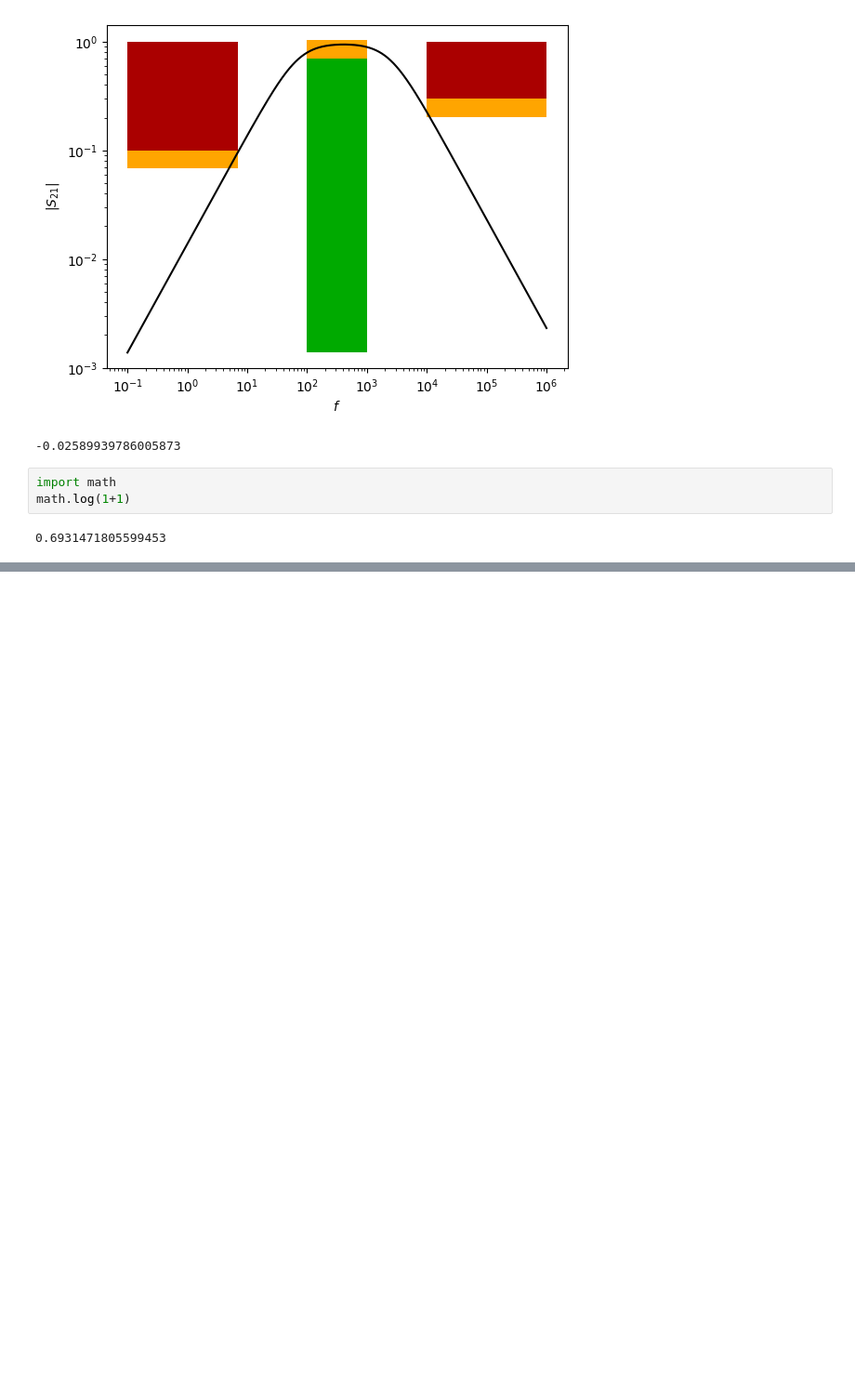
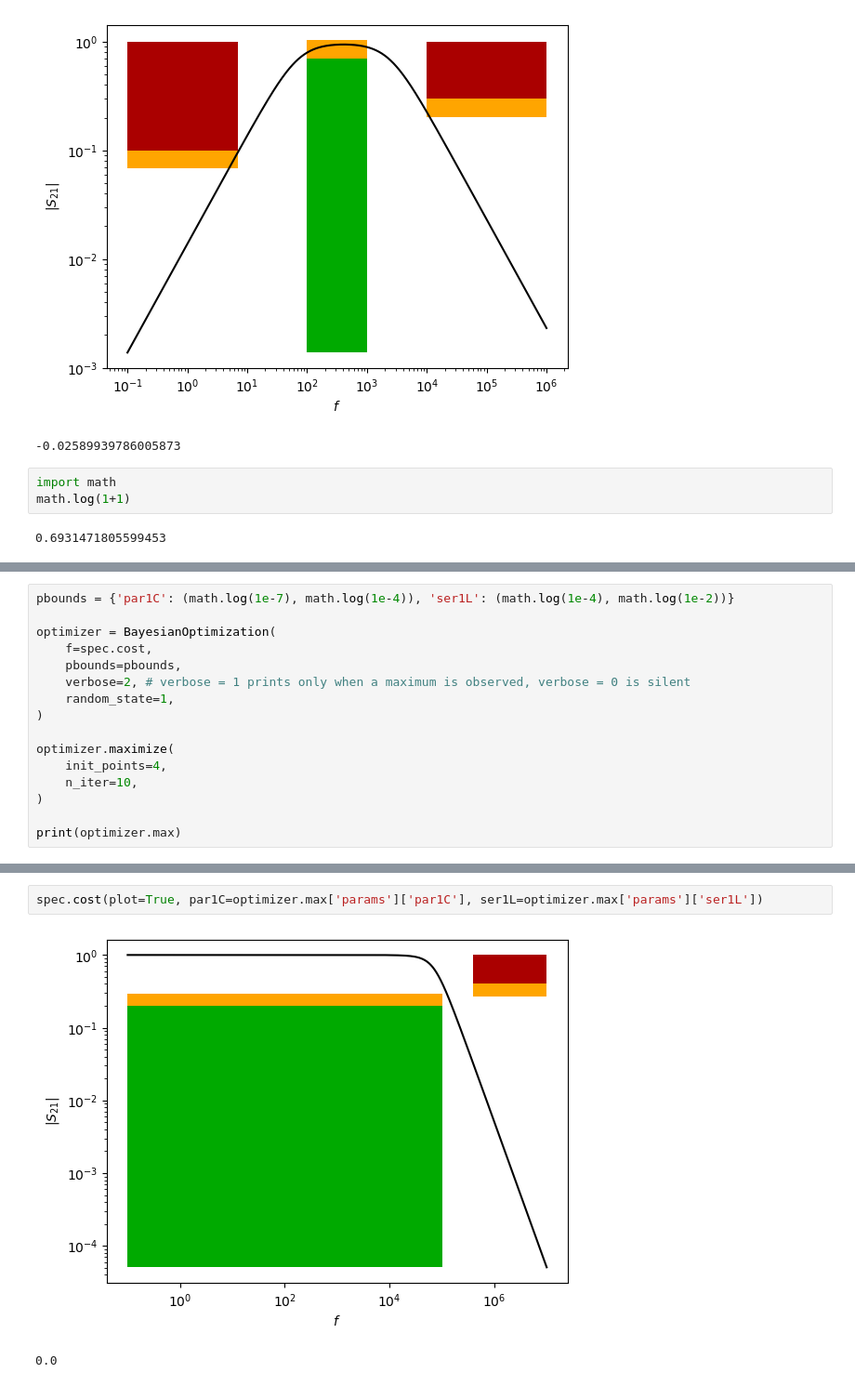
Before and after one commit to szilagyigabor/neurhalo, a Jupyter notebook: software/LC_opt.ipynb, the cells around one changed output, grey strips where cells are left out. Shown at 93% size. Drawn from its saved outputs; the diff is of its cells as text; blank space fills up the shorter version.

```diff
--- a/software/LC_opt.ipynb
+++ b/software/LC_opt.ipynb
@@ -60,0 +129,16 @@ math.log(1+1)
+# %%
+pbounds = {'par1C': (math.log(1e-7), math.log(1e-4)), 'ser1L': (math.log(1e-4), math.log(1e-2))}
+
+optimizer = BayesianOptimization(
+    f=spec.cost,
+    pbounds=pbounds,
+    verbose=2, # verbose = 1 prints only when a maximum is observed, verbose = 0 is silent
+    random_state=1,
+)
+
+optimizer.maximize(
+    init_points=4,
+    n_iter=10,
+)
+
+print(optimizer.max)
@@ -60,0 +164,5 @@ math.log(1+1)
+# %%
+spec.cost(plot=True, par1C=optimizer.max['params']['par1C'], ser1L=optimizer.max['params']['ser1L'])
+# %% [output]
+[figure, added]
+0.0
```
Also changed, not shown: parts of 7 cells of this notebook, 6 other files.
